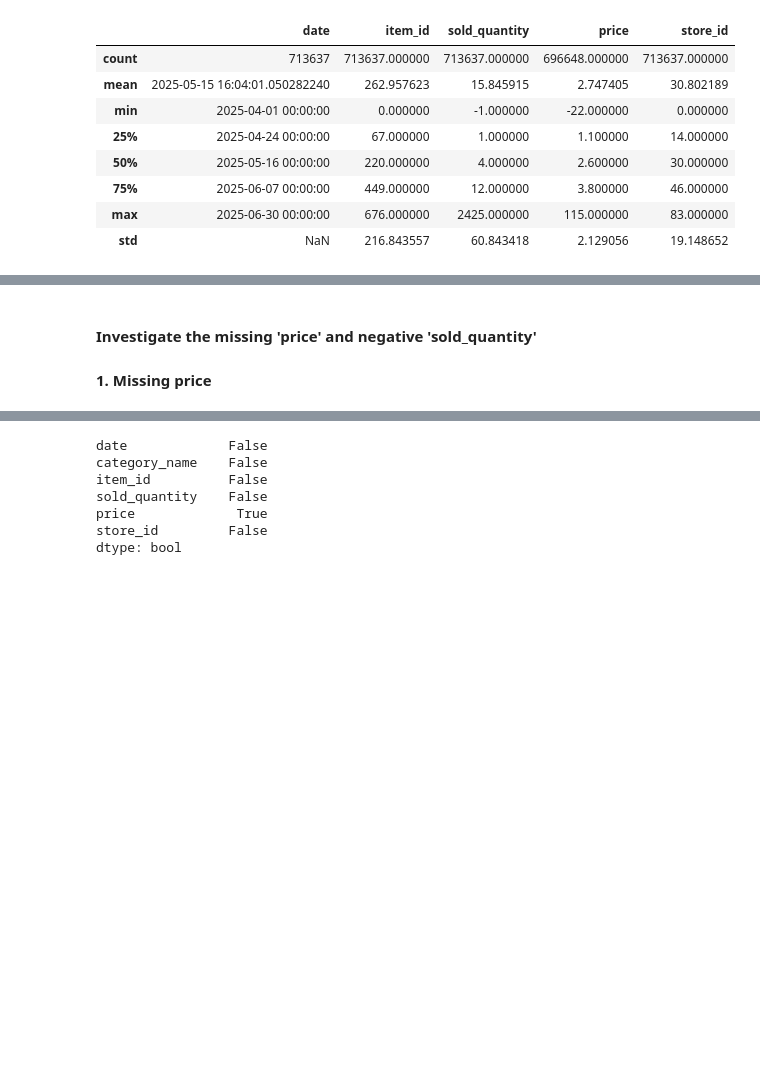
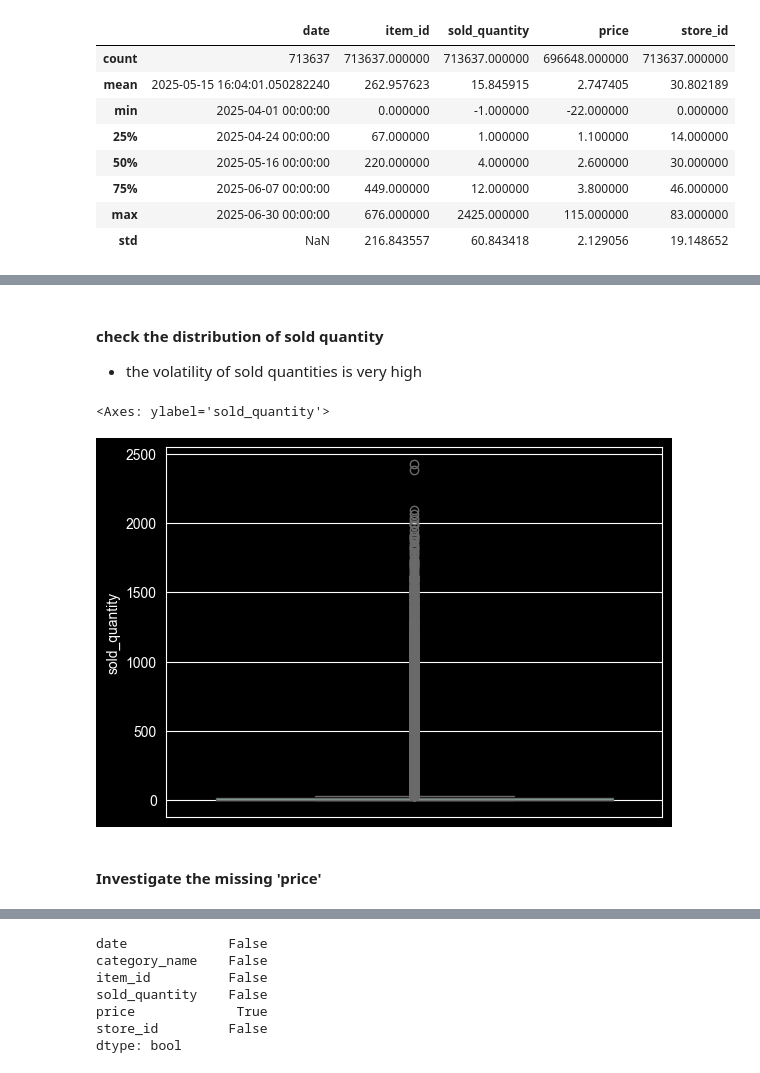
Before and after one commit to shuting-fish/food_prediction, a Jupyter notebook: food_prediction.ipynb, the cells around one changed output, grey strips where cells are left out. Drawn from its saved outputs; the diff is of its cells as text; code cells hidden in the pictures; blank space fills up the shorter version.

```diff
--- a/food_prediction.ipynb
+++ b/food_prediction.ipynb
@@ -49,8 +93,15 @@ sales.describe()
+# %% [markdown]
+#### check the distribution of sold quantity
+- the volatility of sold quantities is very high
+# %%
+sns.boxplot(sales['sold_quantity'])
+# %% [output]
+<Axes: ylabel='sold_quantity'>
+[figure, added]
 # %% [markdown]
 
 
-#### Investigate the missing 'price' and negative 'sold_quantity'
-#### 1. Missing price
+#### Investigate the missing 'price'
 # %%
 missing_price = sales[sales['price'].isna()]
 print(missing_price.head())
```
Also changed, not shown: parts of 67 cells of this notebook.
